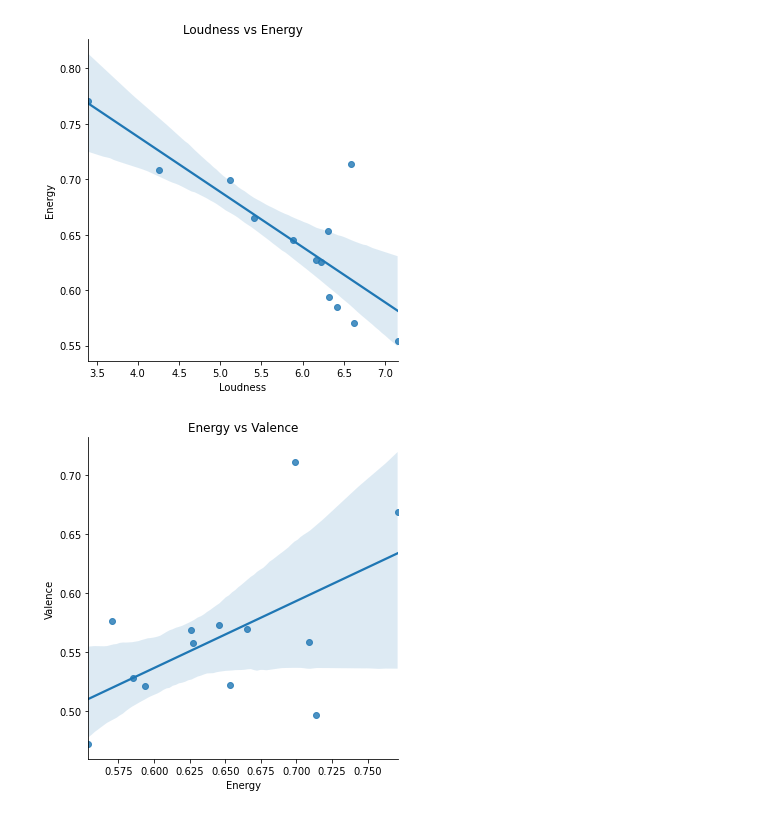
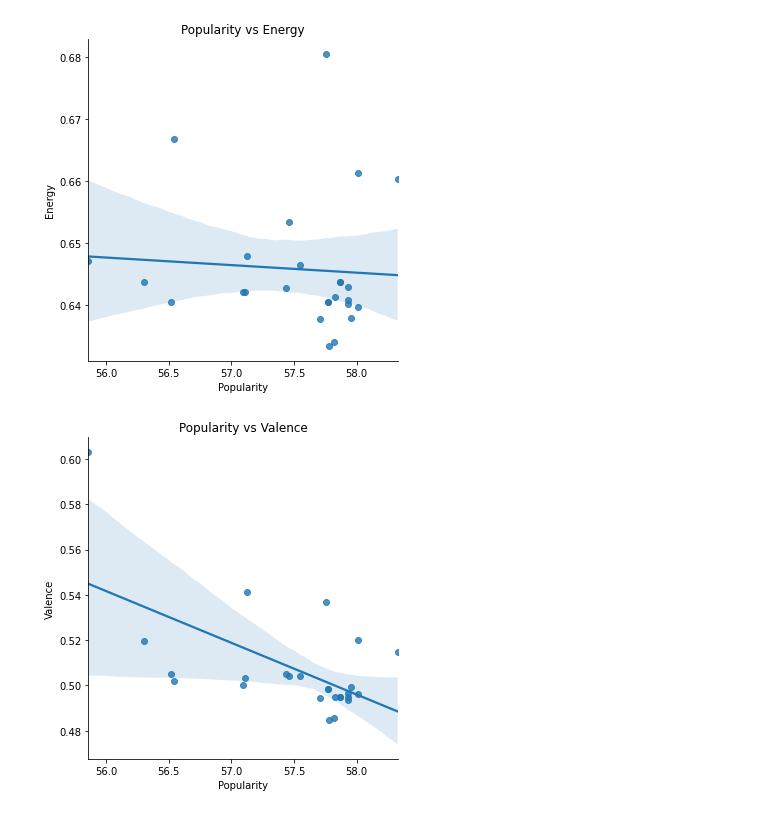
Before and after one commit to DataBerenicenz/Epsilon_Team, a Jupyter notebook: +Jonathan/Jonathan-last.ipynb, the cells around one changed output. Drawn from its saved outputs; the diff is of its cells as text; code cells hidden in the pictures.

Commit message:
final scatter plots added

```diff
--- a/+Jonathan/Jonathan-last.ipynb
+++ b/+Jonathan/Jonathan-last.ipynb
@@ -13,8 +13,8 @@ genre_df = pd.read_csv("../Datasets/data_by_genres.csv")
 
 genres_popularity=genre_df[["genres","popularity","valence"]]
 genres_popularity=genres_popularity.sort_values(by="popularity", ascending=False)
-genres_energy=genre_df[["genres","energy","danceability","loudness","popularity","valence"]]
-genres_energy=genres_energy.sort_values(by="energy", ascending=False)
+genres_energy=genre_df[["genres","energy","danceability","popularity","valence"]]
+genres_energy=genres_energy.sort_values(by="popularity", ascending=False)
 genres_energy.head(100)
 
 genres_energy = genres_energy[genres_energy['popularity'] > 50]
@@ -39,7 +39,6 @@ generes_energy_fil
 
 genre_val = []
 genre_dan = []
-genre_lou = []
 genre_ene = []
 genre_pop = []
 local_gen = []
@@ -52,7 +51,6 @@ danceability = 0
 energy = 0
 valences = []
 popularities = []
-loudnesses = []
 danceabilities = []
 energies = []
 countries =["mexican", "australian", "argentine", "colombian", "chile", "japan", "chinese", "spanish", "canadian",
@@ -64,22 +62,19 @@ for country in countries:
             genre.append(generes_energy_fil["genres"][i])
             genre_val.append(generes_energy_fil["valence"][i])
             genre_pop.append(generes_energy_fil["popularity"][i])
-            genre_lou.append(generes_energy_fil["loudness"][i])
             genre_dan.append(generes_energy_fil["danceability"][i])
             genre_ene.append(generes_energy_fil["energy"][i])
             valence += generes_energy_fil["valence"][i]
             popularity += generes_energy_fil["popularity"][i]
-            loudness += generes_energy_fil["loudness"][i]
             danceability += generes_energy_fil["danceability"][i]
             energy += generes_energy_fil["energy"][i]
     popularities.append(popularity/len(genre))
     valences.append(valence/len(genre))
-    loudnesses.append(loudness/len(genre))
     danceabilities.append(danceability/len(genre))
     energies.append(energy/len(genre))
 
 
-countries_filtered_df = pd.DataFrame({"country": countries, "valence": valences, "popularity": popularities, "loudness": loudnesses,
+countries_filtered_df = pd.DataFrame({"country": countries, "valence": valences, "popularity": popularities,
                             "danceability": danceabilities, "energy": energies})
 
 countries_sort = countries_filtered_df.sort_values(by=['valence'], ascending=False)
@@ -351,22 +341,21 @@ plt.savefig("../Plots/GER-cons-vs-prod")
 # %%
 import seaborn as sns
 
-inv_stack = vertical_stack.T
 
-sns.lmplot(x='loudness',y='energy',data=by_nat,fit_reg=True)
+sns.lmplot(x='popularity',y='energy',data=countries_sort,fit_reg=True)
 
-plt.title("Loudness vs Energy")
-plt.xlabel("Loudness")
+plt.title("Popularity vs Energy")
+plt.xlabel("Popularity")
 plt.ylabel("Energy")
-plt.savefig("../Plots/Cons-loudness-vs-energy")
+plt.savefig("../Plots/Cons-popularity-vs-energy")
 # %% [output]
-[figure, old version]
+[figure, new version]
 # %%
-sns.lmplot(x='energy',y='valence',data=by_nat,fit_reg=True)
+sns.lmplot(x='popularity',y='valence',data=countries_sort,fit_reg=True)
 
-plt.title("Energy vs Valence")
-plt.xlabel("Energy")
+plt.title("Popularity vs Valence")
+plt.xlabel("Popularity")
 plt.ylabel("Valence")
-plt.savefig("../Plots/Cons-energy-vs-valence")
+plt.savefig("../Plots/Cons-popularity-vs-valence")
 # %% [output]
-[figure, old version]
+[figure, new version]
```
Also changed, not shown: parts of 20 cells of this notebook, 25 other files.
